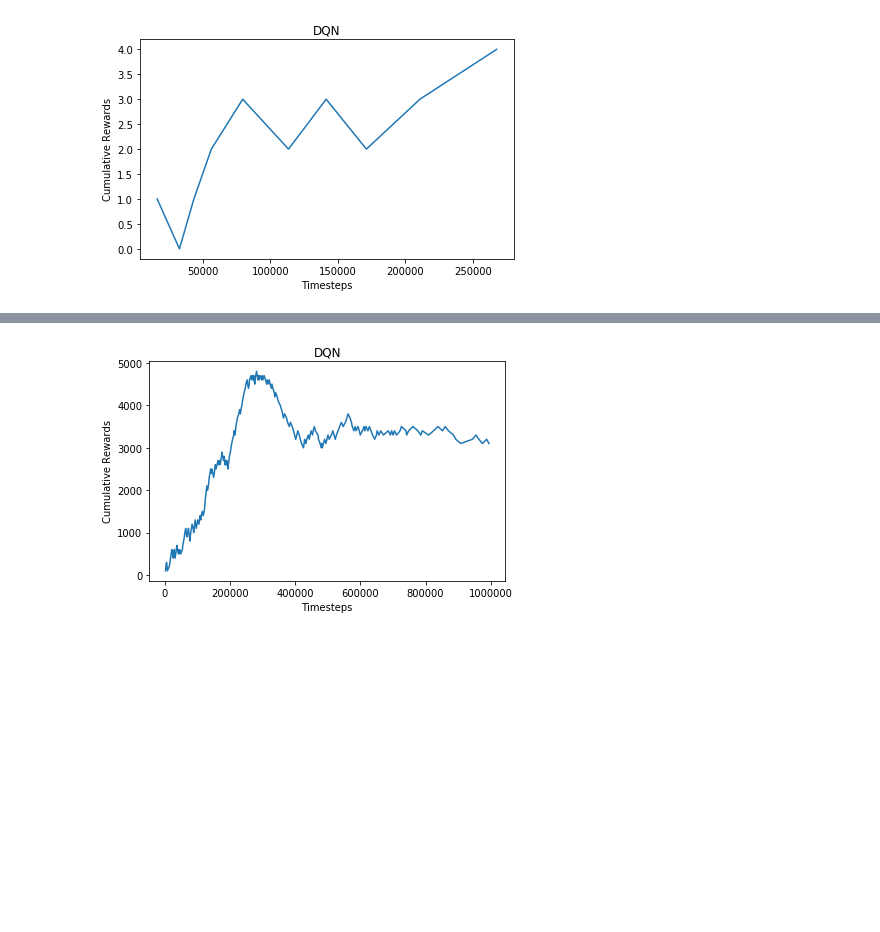
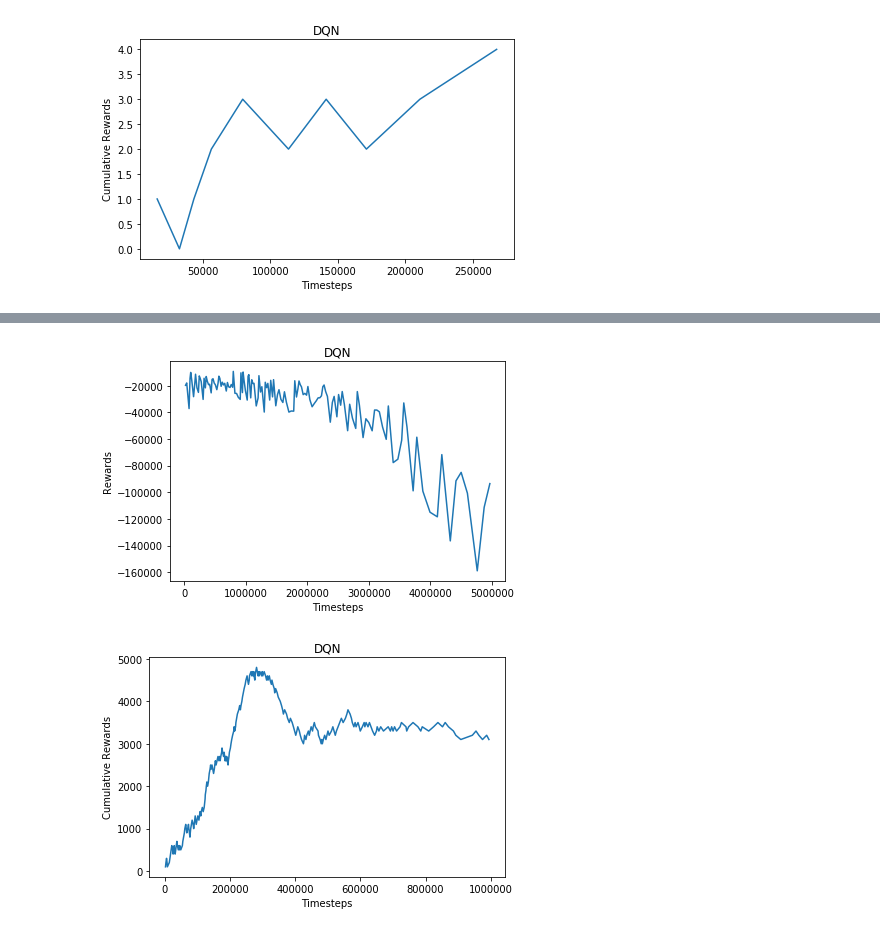
Before and after one commit to vitorhugo13/feup-iart, a Jupyter notebook: proj02/notebook.ipynb, the cells around one changed output, grey strips where cells are left out. Saved outputs shown, nothing was run; the diff lists cells and outputs as text; code cells hidden in the pictures; blank space fills up the shorter version.

```diff
--- a/proj02/notebook.ipynb
+++ b/proj02/notebook.ipynb
@@ -315,3 +311,7 @@ cumulative_plot('./models/dqn_env2_v2', 'DQN')
+# %%
+regular_plot('./models/eximo-v2/dqn_v0', 'DQN')
+# %% [output]
+[figure, added]
 # %%
 # env = eximo-v3
 # exploration_fraction = 0.8
```
Also changed, not shown: parts of 11 cells of this notebook, 16 other files.
